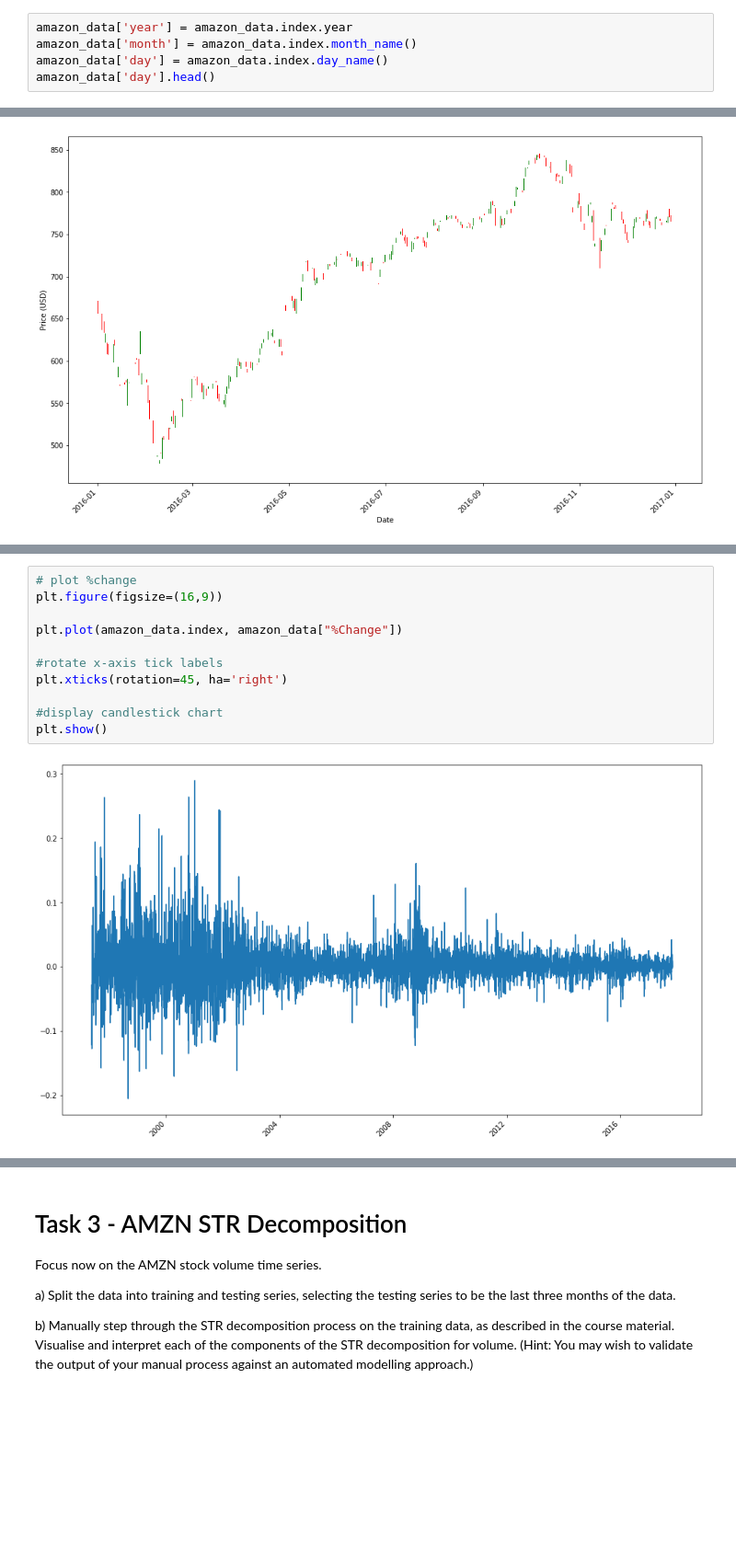
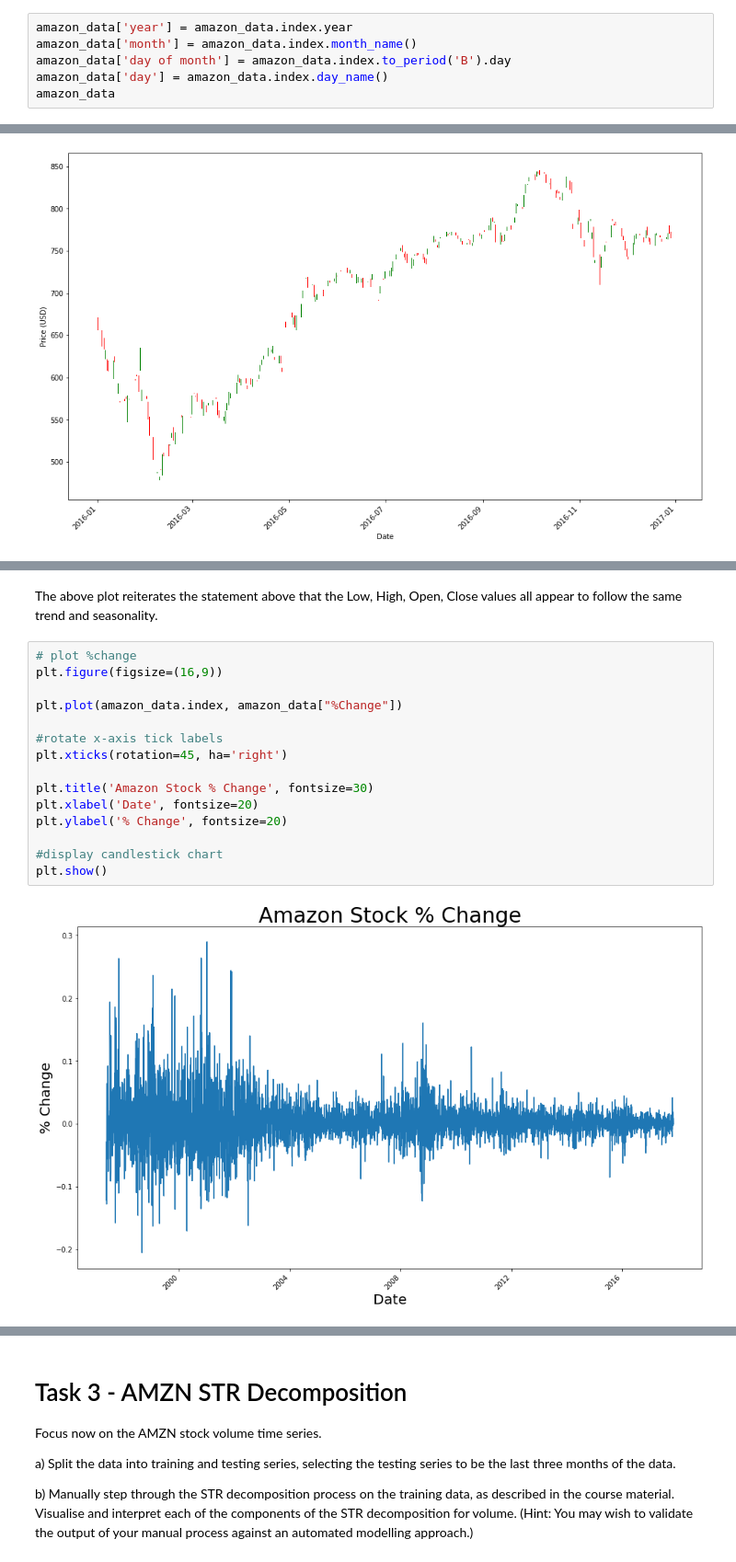
Before and after one commit to JamieKats/data2001-a3, a Jupyter notebook: DATA2001-A3-s4674720.ipynb, the cells around one changed output, grey strips where cells are left out. Shown at 92% size. Cells and saved outputs as stored; diff of their text form; blank space fills up the shorter version.

```diff
--- a/DATA2001-A3-s4674720.ipynb
+++ b/DATA2001-A3-s4674720.ipynb
@@ -253,6 +253,7 @@ TODO
 # %%
 amazon_data['year'] = amazon_data.index.year
 amazon_data['month'] = amazon_data.index.month_name()
+amazon_data['day of month'] = amazon_data.index.to_period('B').day
 amazon_data['day'] = amazon_data.index.day_name()
-amazon_data['day'].head()
+amazon_data
 # %% [output]
@@ -334,13 +397,19 @@ plt.show()
+# %% [markdown]
+The above plot reiterates the statement above that the Low, High, Open, Close values all appear to follow the same trend and seasonality.
 # %%
 # plot %change
 plt.figure(figsize=(16,9))
 
 plt.plot(amazon_data.index, amazon_data["%Change"])
 
 #rotate x-axis tick labels
 plt.xticks(rotation=45, ha='right')
 
+plt.title('Amazon Stock % Change', fontsize=30)
+plt.xlabel('Date', fontsize=20)
+plt.ylabel('% Change', fontsize=20)
+
 #display candlestick chart
 plt.show()
 # %% [output]
-[figure, old version]
+[figure, new version]
```
Also changed, not shown: parts of 79 cells of this notebook.
